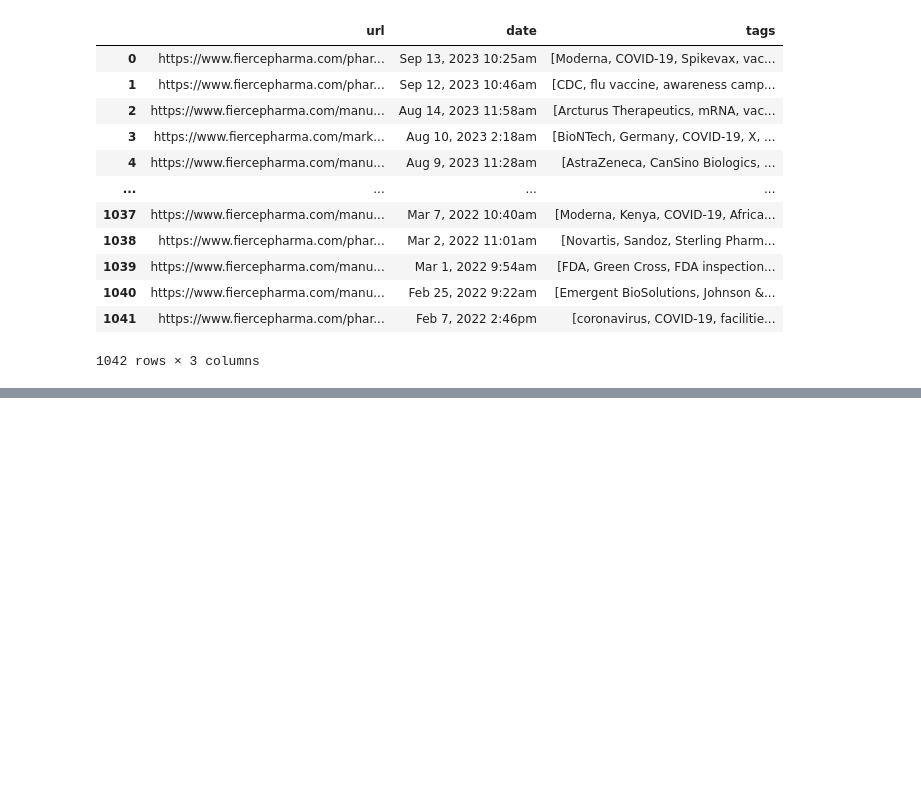
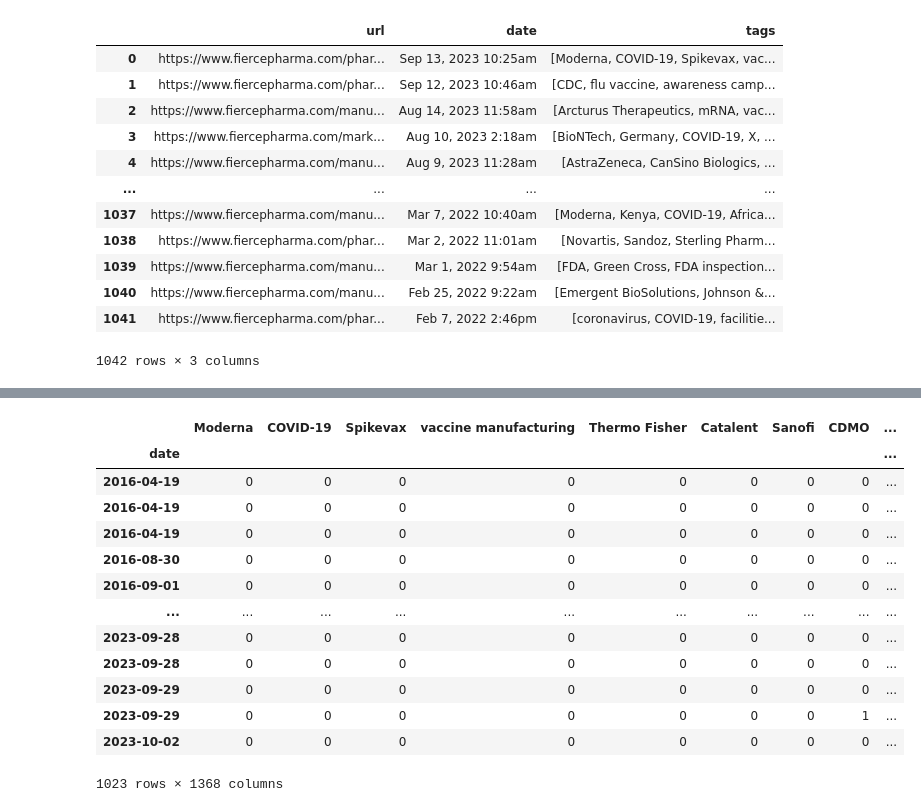
Before and after one commit to kevin-goh/HealthcareAGscraping, a Jupyter notebook: fiercepharma tags.ipynb, the cells around one changed output, grey strips where cells are left out. Cells and saved outputs as stored; diff of their text form; code cells hidden in the pictures; blank space fills up the shorter version.

```diff
--- a/fiercepharma tags.ipynb
+++ b/fiercepharma tags.ipynb
@@ -246,0 +351,21 @@ working_df['tags'][0]
+# %%
+results_df.set_index('date',inplace=True)
+idx=pd.date_range(results_df.index[0],results_df.index[-1])
+results_df.index=pd.DatetimeIndex(results_df.index)
+# results_df=results_df.reindex(idx)
+results_df
+# %% [output]
+|  | Moderna | COVID-19 | Spikevax | vaccine manufacturing | Thermo Fisher | Catalent | Sanofi | CDMO | ... |
+| date |  |  |  |  |  |  |  |  | ... |
+| 2016-04-19 | 0 | 0 | 0 | 0 | 0 | 0 | 0 | 0 | ... |
+| 2016-04-19 | 0 | 0 | 0 | 0 | 0 | 0 | 0 | 0 | ... |
+| 2016-04-19 | 0 | 0 | 0 | 0 | 0 | 0 | 0 | 0 | ... |
+| 2016-08-30 | 0 | 0 | 0 | 0 | 0 | 0 | 0 | 0 | ... |
+| 2016-09-01 | 0 | 0 | 0 | 0 | 0 | 0 | 0 | 0 | ... |
+| ... | ... | ... | ... | ... | ... | ... | ... | ... | ... |
+| 2023-09-28 | 0 | 0 | 0 | 0 | 0 | 0 | 0 | 0 | ... |
+| 2023-09-28 | 0 | 0 | 0 | 0 | 0 | 0 | 0 | 0 | ... |
+| 2023-09-29 | 0 | 0 | 0 | 0 | 0 | 0 | 0 | 0 | ... |
+| 2023-09-29 | 0 | 0 | 0 | 0 | 0 | 0 | 0 | 1 | ... |
+| 2023-10-02 | 0 | 0 | 0 | 0 | 0 | 0 | 0 | 0 | ... |
+1023 rows × 1368 columns
```
Also changed, not shown: parts of 8 cells of this notebook.
